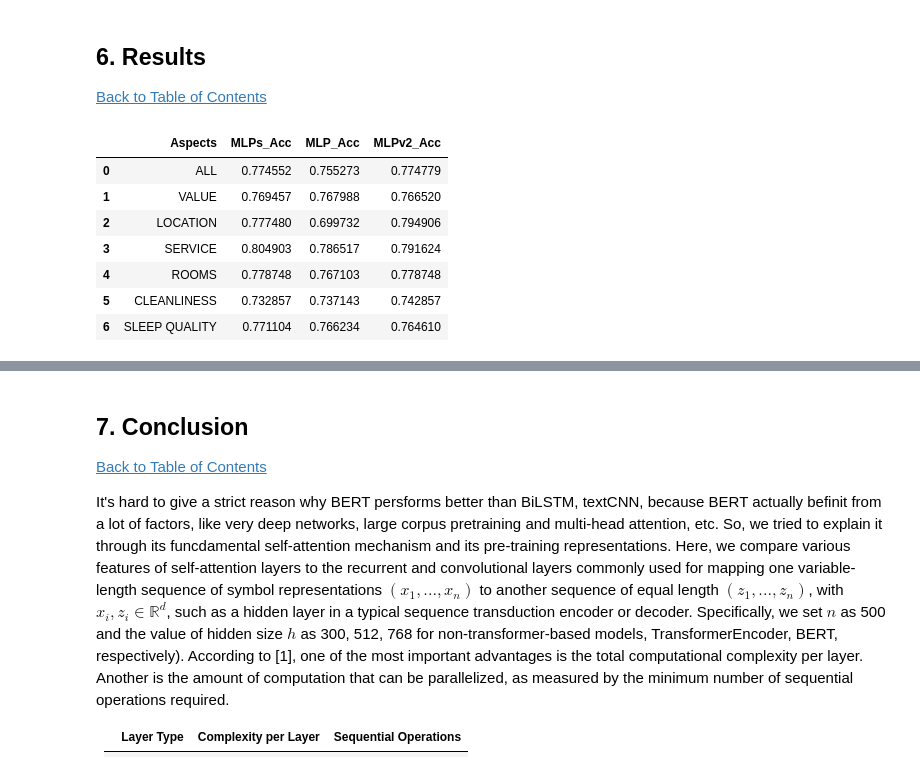
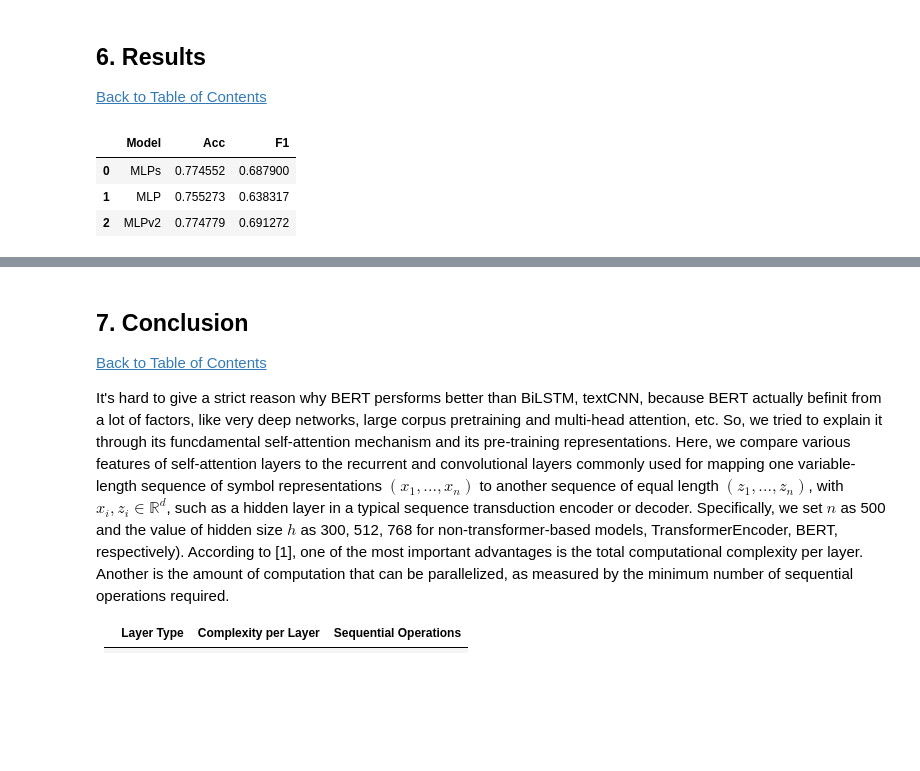
Before and after one commit to YanZehong/CS5242-ABSC, a Jupyter notebook: CS5242_GroupID26.ipynb, the cells around one changed output, grey strips where cells are left out. Saved outputs shown, nothing was run; the diff lists cells and outputs as text; code cells hidden in the pictures; blank space fills up the shorter version.

```diff
--- a/CS5242_GroupID26.ipynb
+++ b/CS5242_GroupID26.ipynb
@@ -1393,17 +1420,12 @@ test_on_checkpoint(net, args.pt_path, test_iter, "output", device=devices[0])
 # %%
 aspects = ["value", "location", "service", "rooms", "cleanliness", "sleep quality"]
-df_mlps = read_and_calculate(aspects, ["./output/MLPs_predictions.json"], "MLPs")
-df_mlp = read_and_calculate(aspects, ["./output/MLP_predictions.json"], "MLP")
-df_mlpv2 = read_and_calculate(aspects, ["./output/MLPv2_predictions.json"], "MLPv2")
+model_names = ["MLPs", "MLP", "MLPv2"]
+df_mlps = read_and_calculate(aspects, ["./output/MLPs_predictions.json"], model_names[0])
+df_mlp = read_and_calculate(aspects, ["./output/MLP_predictions.json"], model_names[1])
+df_mlpv2 = read_and_calculate(aspects, ["./output/MLPv2_predictions.json"], model_names[2])
+show_acc_f1([df_mlps, df_mlp, df_mlpv2], model_names)
+# %% [output]
+|  | Model | Acc | F1 |
+| 0 | MLPs | 0.774552 | 0.687900 |
+| 1 | MLP | 0.755273 | 0.638317 |
+| 2 | MLPv2 | 0.774779 | 0.691272 |
-# %%
-df_acc = pd.concat([df_mlps, df_mlp["MLP_Acc"], df_mlp["MLP_F1"], df_mlpv2["MLPv2_Acc"], df_mlpv2["MLPv2_F1"]], axis=1)
-df_acc.head(0)
-# %% [output]
-|  | Aspects | MLPs_Acc | MLP_Acc | MLPv2_Acc |
-| 0 | ALL | 0.774552 | 0.755273 | 0.774779 |
-| 1 | VALUE | 0.769457 | 0.767988 | 0.766520 |
-| 2 | LOCATION | 0.777480 | 0.699732 | 0.794906 |
-| 3 | SERVICE | 0.804903 | 0.786517 | 0.791624 |
-| 4 | ROOMS | 0.778748 | 0.767103 | 0.778748 |
-| 5 | CLEANLINESS | 0.732857 | 0.737143 | 0.742857 |
-| 6 | SLEEP QUALITY | 0.771104 | 0.766234 | 0.764610 |
```
Also changed, not shown: parts of 13 cells of this notebook, 4 other files.
